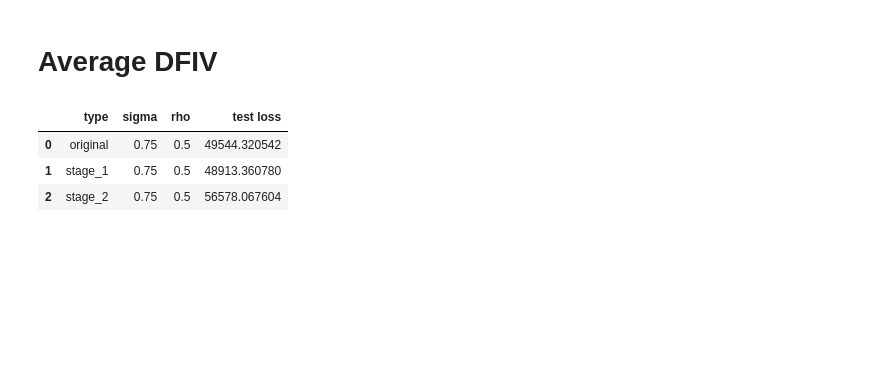
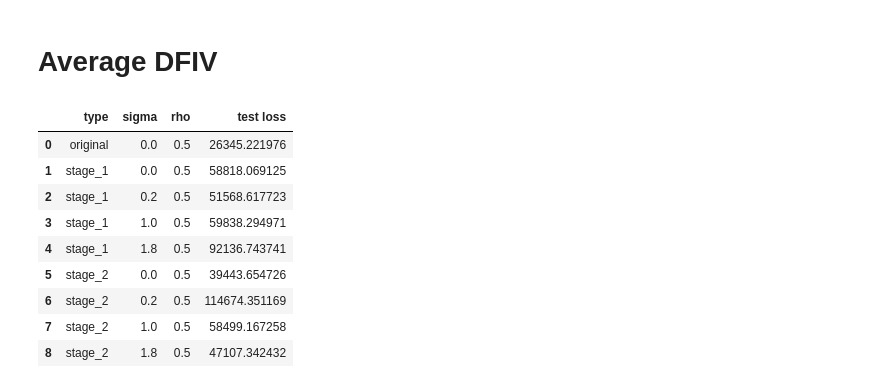
Before and after one commit to Jasmineqy0/DeepFeatureIV, a Jupyter notebook: viz/2. Heteroscedacity.ipynb, the cells around one changed output. Saved outputs shown, nothing was run; the diff lists cells and outputs as text; code cells hidden in the pictures; blank space fills up the shorter version.

```diff
--- a/viz/2. Heteroscedacity.ipynb
+++ b/viz/2. Heteroscedacity.ipynb
@@ -33,4 +33,4 @@ display(HTML(
     '</script>'
 ))
 # %%
-entity, project = "jasmineqy0", "spaceIV_search_1"
+entity, project = "jasmineqy0", "formal_4"
@@ -80,8 +184,9 @@ best run path: jasmineqy0/spaceIV_search_1/h7dx6ex0
 # %%
-original_test_sigma = test_loss_df['config'].apply(lambda x: x['data_configs']['sigma'])
-original_test_rho = test_loss_df['config'].apply(lambda x: x['data_configs']['rho'])
+# original_test_rho = test_loss_df['config'].apply(lambda x: x['data_configs']['rho'])
+# # original_test_sigma = test_loss_df['config'].apply(lambda x: x['data_configs']['sigma'])
+# original_test_sigma = len(original_test_rho) * [0]
 
-original_sigma_seq = np.unique(np.sort(original_test_sigma)).tolist()
+# original_sigma_seq = np.unique(np.sort(original_test_sigma)).tolist()
 
-df_original = pd.DataFrame({'sigma': original_test_sigma, 'rho': original_test_rho, 'test loss': original_test_loss})
-df_original = df_original.groupby(['sigma', 'rho']).mean().reset_index()
+# df_original = pd.DataFrame({'sigma': original_test_sigma, 'rho': original_test_rho, 'test loss': original_test_loss})
+# df_original = df_original.groupby(['sigma', 'rho']).mean().reset_index()
@@ -208,8 +341,8 @@ best run path: jasmineqy0/spaceIV_search_1/bnidmn3e
 # %%
-stage_2_test_sigma = test_loss_df['config'].apply(lambda x: x['data_configs']['sigma'])
-stage_2_test_rho = test_loss_df['config'].apply(lambda x: x['data_configs']['rho'])
+# stage_2_test_sigma = test_loss_df['config'].apply(lambda x: x['data_configs']['sigma'])
+# stage_2_test_rho = test_loss_df['config'].apply(lambda x: x['data_configs']['rho'])
 
-stage_2_sigma_seq = np.unique(np.sort(stage_2_test_sigma)).tolist()
+# stage_2_sigma_seq = np.unique(np.sort(stage_2_test_sigma)).tolist()
 
-df_stage_2 = pd.DataFrame({'sigma': stage_2_test_sigma, 'rho': stage_2_test_rho, 'test loss': stage_2_test_loss})
-df_mean_stage_2 = df_stage_2.groupby(['sigma', 'rho']).mean().reset_index()
+# df_stage_2 = pd.DataFrame({'sigma': stage_2_test_sigma, 'rho': stage_2_test_rho, 'test loss': stage_2_test_loss})
+# df_mean_stage_2 = df_stage_2.groupby(['sigma', 'rho']).mean().reset_index()
@@ -319,9 +455,15 @@ df_merged = pd.concat([df_original.assign(type='original'),
                        df_stage_1.assign(type='stage_1'),
                        df_stage_2.assign(type='stage_2')])
 # %%
-df_merged.groupby(['type']).mean().reset_index()
+df_merged.groupby(['type', 'sigma']).mean().reset_index()
 # %% [output]
 |  | type | sigma | rho | test loss |
-| 0 | original | 0.75 | 0.5 | 49544.320542 |
-| 1 | stage_1 | 0.75 | 0.5 | 48913.360780 |
-| 2 | stage_2 | 0.75 | 0.5 | 56578.067604 |
+| 0 | original | 0.0 | 0.5 | 26345.221976 |
+| 1 | stage_1 | 0.0 | 0.5 | 58818.069125 |
+| 2 | stage_1 | 0.2 | 0.5 | 51568.617723 |
+| 3 | stage_1 | 1.0 | 0.5 | 59838.294971 |
+| 4 | stage_1 | 1.8 | 0.5 | 92136.743741 |
+| 5 | stage_2 | 0.0 | 0.5 | 39443.654726 |
+| 6 | stage_2 | 0.2 | 0.5 | 114674.351169 |
+| 7 | stage_2 | 1.0 | 0.5 | 58499.167258 |
+| 8 | stage_2 | 1.8 | 0.5 | 47107.342432 |
```
Also changed, not shown: parts of 28 cells of this notebook, 33 other files.
